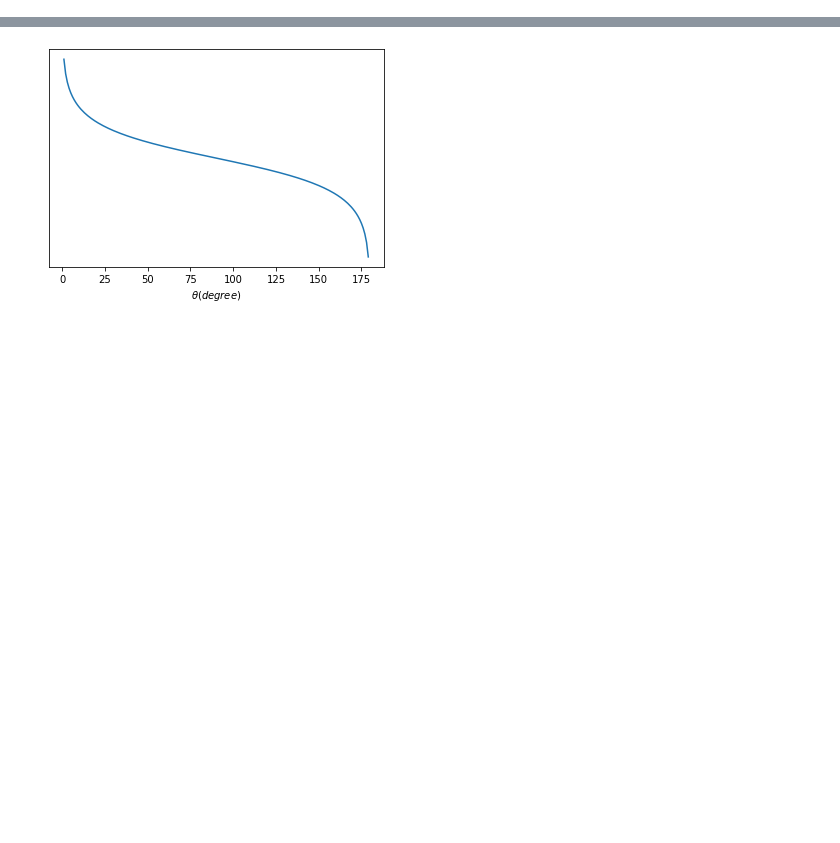
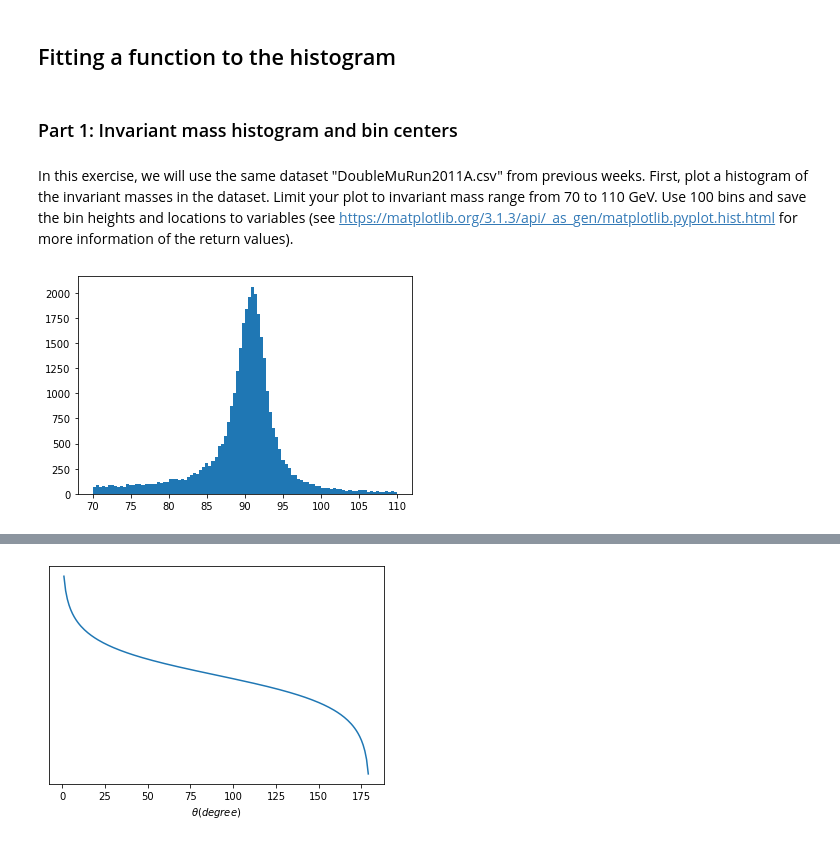
Before and after one commit to mlotti/Hitu_2020, a Jupyter notebook: Notebooks/Week3/Exercise_3.ipynb, the cells around one changed output, grey strips where cells are left out. Drawn from its saved outputs; the diff is of its cells as text; code cells hidden in the pictures; blank space fills up the shorter version.

Commit message:
Add Breit-Wigner draft for week3 notebook

```diff
--- a/Notebooks/Week3/Exercise_3.ipynb
+++ b/Notebooks/Week3/Exercise_3.ipynb
@@ -0,0 +33,16 @@
+# %% [markdown]
+## Fitting a function to the histogram
+# %% [markdown]
+### Part 1: Invariant mass histogram and bin centers
+# %% [markdown]
+In this exercise, we will use the same dataset "DoubleMuRun2011A.csv" from previous weeks. First, plot a histogram of the invariant masses in the dataset. Limit your plot to invariant mass range from 70 to 110 GeV. Use 100 bins and save the bin heights and locations to variables (see https://matplotlib.org/3.1.3/api/_as_gen/matplotlib.pyplot.hist.html for more information of the return values).
+# %%
+import pandas as pd
+import numpy as np
+import matplotlib.pyplot as plt
+
+data = pd.read_csv("DoubleMuRun2011A.csv")
+heights, bins, patches = plt.hist(data.M, bins=100, range=(70,110))
+plt.show()
+# %% [output]
+[figure, added]
```
Also changed, not shown: parts of 30 cells of this notebook, 1 other file.
